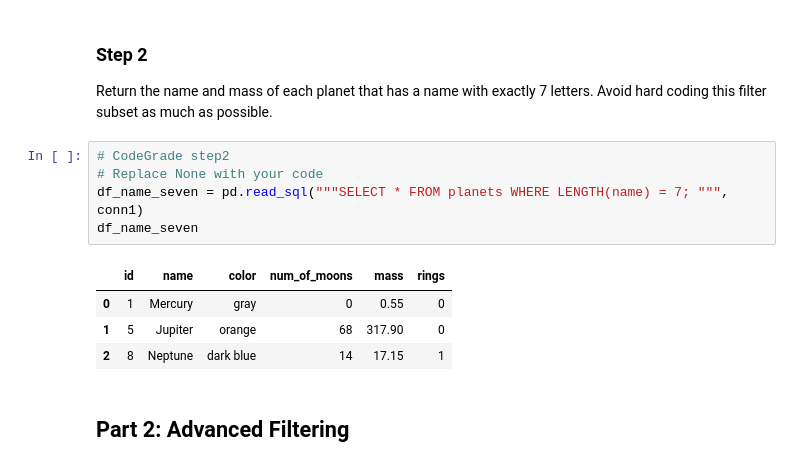
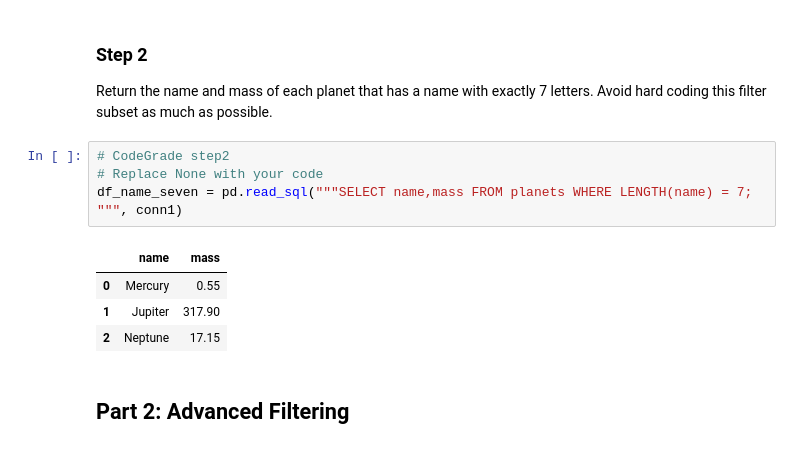
Before and after one commit to kiruikaren/DS_Course1_Week1_Module2_SQLQueries, a Jupyter notebook: SQLFilterOrderGroupLab.ipynb, the cells around one changed output. Drawn from its saved outputs; the diff is of its cells as text.

Commit message:
Ammended SELECT statement on planets

```diff
--- a/SQLFilterOrderGroupLab.ipynb
+++ b/SQLFilterOrderGroupLab.ipynb
@@ -59,13 +63,12 @@ Return the name and mass of each planet that has a name with exactly 7 letters.
 # %%
 # CodeGrade step2
 # Replace None with your code
-df_name_seven = pd.read_sql("""SELECT * FROM planets WHERE LENGTH(name) = 7; """, conn1)
-df_name_seven
+df_name_seven = pd.read_sql("""SELECT name,mass FROM planets WHERE LENGTH(name) = 7; """, conn1)
 # %% [output]
-|  | id | name | color | num_of_moons | mass | rings |
-| 0 | 1 | Mercury | gray | 0 | 0.55 | 0 |
-| 1 | 5 | Jupiter | orange | 68 | 317.90 | 0 |
-| 2 | 8 | Neptune | dark blue | 14 | 17.15 | 1 |
+|  | name | mass |
+| 0 | Mercury | 0.55 |
+| 1 | Jupiter | 317.90 |
+| 2 | Neptune | 17.15 |
 # %% [markdown]
 ## Part 2: Advanced Filtering
 # %% [markdown]
```
Also changed, not shown: parts of 1 cell of this notebook, 1 other file.
